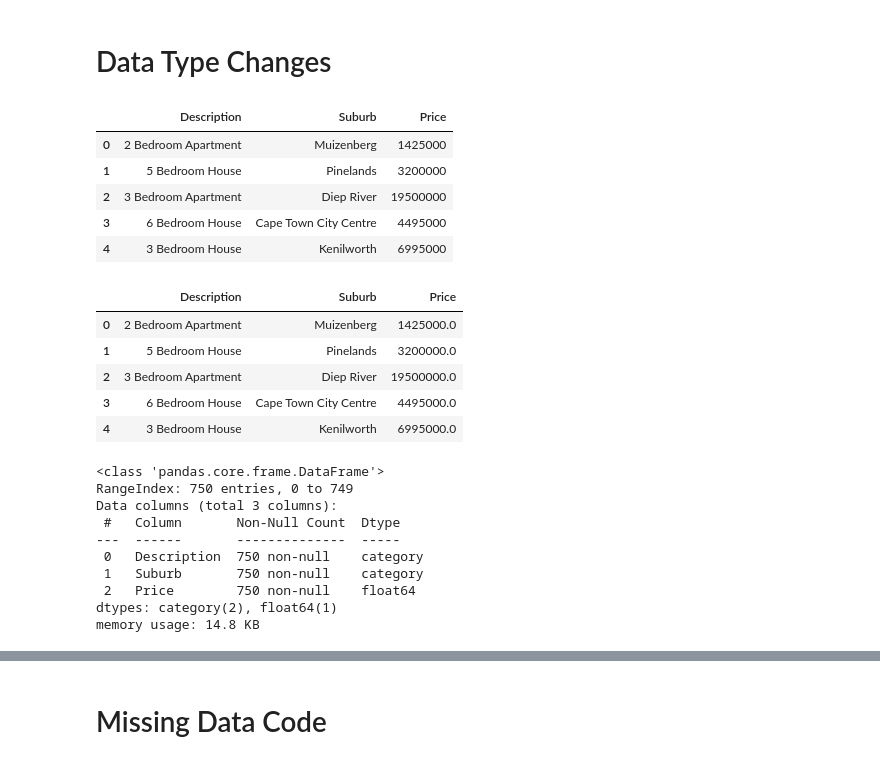
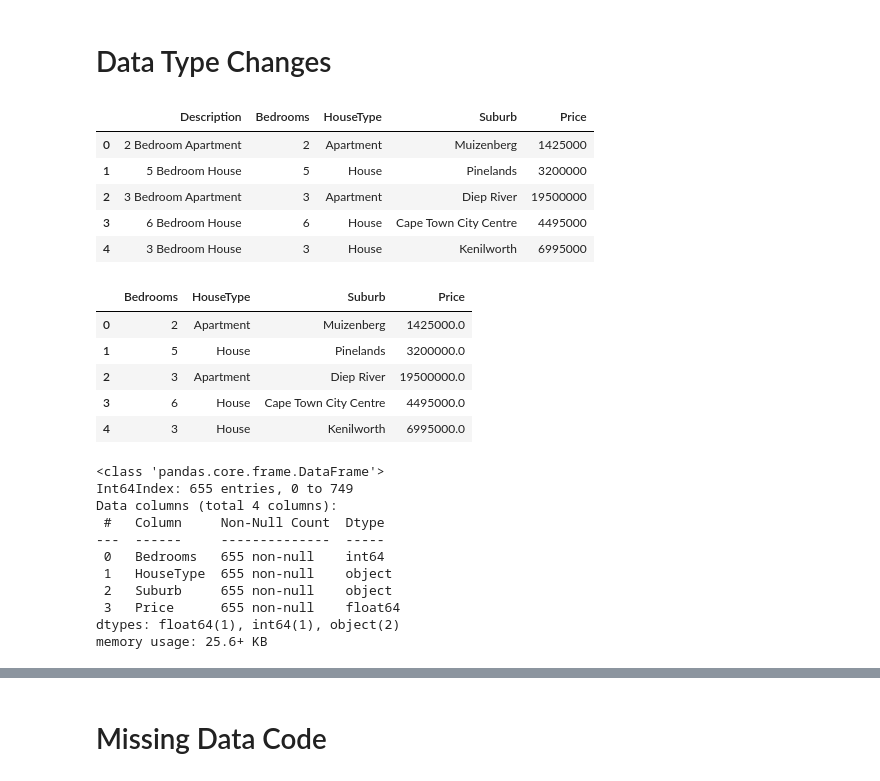
Before and after one commit to malcolmrite-dsi/CPT-House-Predictions, a Jupyter notebook: Data_Cleaning_Code.ipynb, the cells around one changed output, grey strips where cells are left out. Saved outputs shown, nothing was run; the diff lists cells and outputs as text; code cells hidden in the pictures.

```diff
--- a/Data_Cleaning_Code.ipynb
+++ b/Data_Cleaning_Code.ipynb
@@ -24,0 +31,18 @@ p24_df.head()
+# %%
+def featureGeneration(df):
+  Bedrooms = []
+  HouseType = []
+  for i, descr in enumerate(df["Description"]):
+    desc = str(descr).split()
+    if desc[0].isdigit():
+      Bedrooms.append(desc[0])
+      HouseType.append(desc[-1])
+    else:
+      df.drop(i, inplace = True)
+
+  df.insert(loc = 1, column = "Bedrooms", value = Bedrooms)
+  df.insert(loc = 2, column = "HouseType", value = HouseType)
+  return df
+# %%
+p24_df = featureGeneration(p24_df)
+p24_df.head()
@@ -24,0 +71,3 @@ p24_df.head()
+# %%
+p24_df.drop("Description", axis = 1, inplace=True)
+p24_df.head()
@@ -43,40 +99,41 @@ def catDataType(data):
 
   return data
 # %%
-
 p24_df = fixPrice(p24_df)
 p24_df.head()
 # %% [output]
-|  | Description | Suburb | Price |
-| 0 | 2 Bedroom Apartment | Muizenberg | 1425000 |
-| 1 | 5 Bedroom House | Pinelands | 3200000 |
-| 2 | 3 Bedroom Apartment | Diep River | 19500000 |
-| 3 | 6 Bedroom House | Cape Town City Centre | 4495000 |
-| 4 | 3 Bedroom House | Kenilworth | 6995000 |
+|  | Description | Bedrooms | HouseType | Suburb | Price |
+| 0 | 2 Bedroom Apartment | 2 | Apartment | Muizenberg | 1425000 |
+| 1 | 5 Bedroom House | 5 | House | Pinelands | 3200000 |
+| 2 | 3 Bedroom Apartment | 3 | Apartment | Diep River | 19500000 |
+| 3 | 6 Bedroom House | 6 | House | Cape Town City Centre | 4495000 |
+| 4 | 3 Bedroom House | 3 | House | Kenilworth | 6995000 |
 # %%
 p24_df.Price = p24_df.Price.replace('',None)
 # %%
 p24_df.Price = p24_df.Price.astype(float)
+p24_df.Bedrooms = p24_df.Bedrooms.astype(int)
 p24_df.head()
 # %% [output]
-|  | Description | Suburb | Price |
-| 0 | 2 Bedroom Apartment | Muizenberg | 1425000.0 |
-| 1 | 5 Bedroom House | Pinelands | 3200000.0 |
-| 2 | 3 Bedroom Apartment | Diep River | 19500000.0 |
-| 3 | 6 Bedroom House | Cape Town City Centre | 4495000.0 |
-| 4 | 3 Bedroom House | Kenilworth | 6995000.0 |
+|  | Bedrooms | HouseType | Suburb | Price |
+| 0 | 2 | Apartment | Muizenberg | 1425000.0 |
+| 1 | 5 | House | Pinelands | 3200000.0 |
+| 2 | 3 | Apartment | Diep River | 19500000.0 |
+| 3 | 6 | House | Cape Town City Centre | 4495000.0 |
+| 4 | 3 | House | Kenilworth | 6995000.0 |
 # %%
 p24_df.info()
 # %% [output]
 <class 'pandas.core.frame.DataFrame'>
-RangeIndex: 750 entries, 0 to 749
-Data columns (total 3 columns):
- #   Column       Non-Null Count  Dtype
----  ------       --------------  -----
- 0   Description  750 non-null    category
- 1   Suburb       750 non-null    category
- 2   Price        750 non-null    float64
-dtypes: category(2), float64(1)
-memory usage: 14.8 KB
+Int64Index: 655 entries, 0 to 749
+Data columns (total 4 columns):
+ #   Column     Non-Null Count  Dtype
+---  ------     --------------  -----
+ 0   Bedrooms   655 non-null    int64
+ 1   HouseType  655 non-null    object
+ 2   Suburb     655 non-null    object
+ 3   Price      655 non-null    float64
+dtypes: float64(1), int64(1), object(2)
+memory usage: 25.6+ KB
 # %%
 p24_df = catDataType(p24_df)
```
Also changed, not shown: parts of 15 cells of this notebook.
